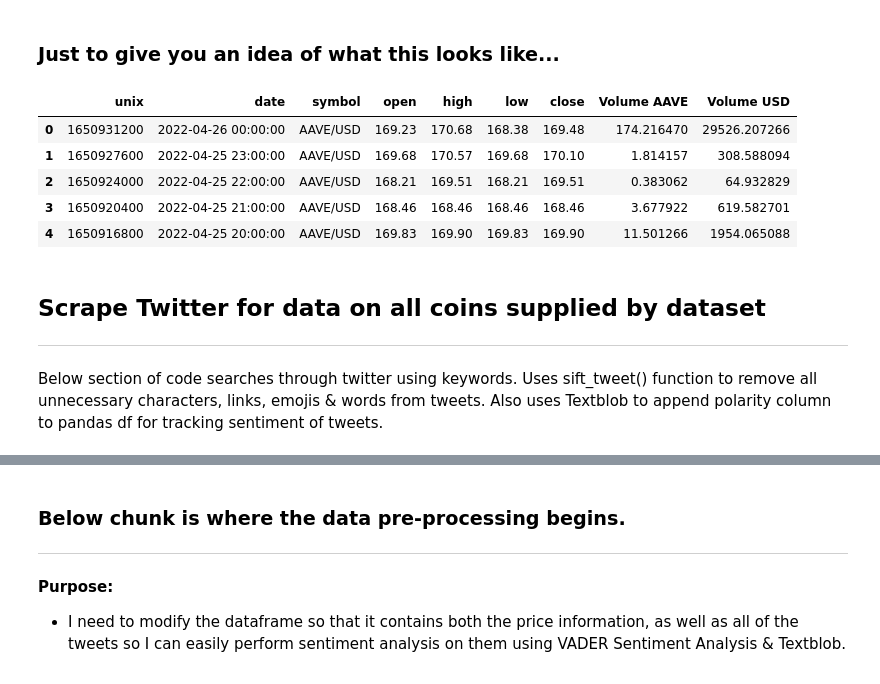
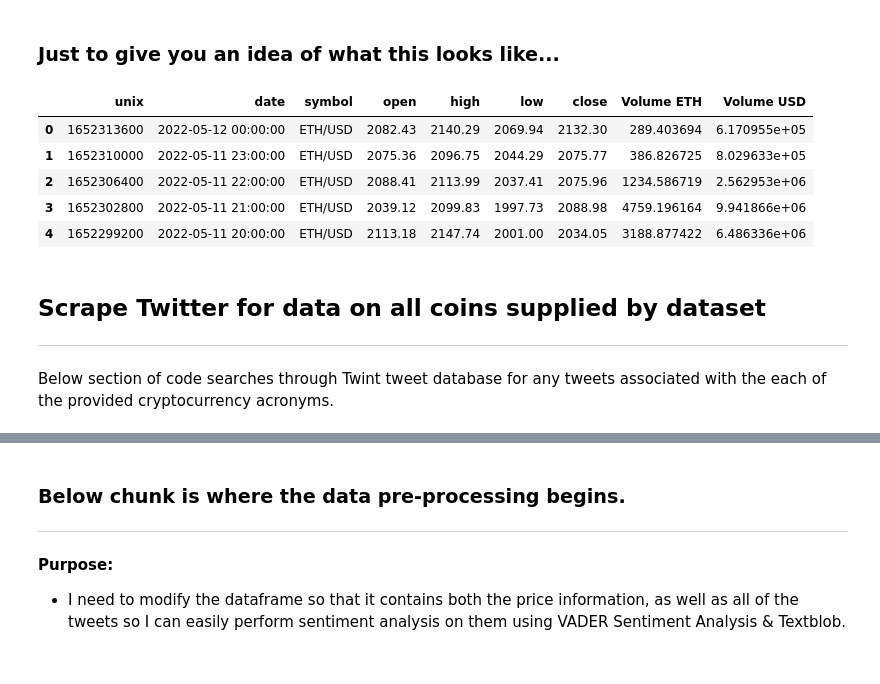
Before and after one commit to BurdickBr/CryptoPredictionTool, a Jupyter notebook: CryptoPredictionTool.ipynb, the cells around one changed output, grey strips where cells are left out. Cells and saved outputs as stored; diff of their text form; code cells hidden in the pictures.

```diff
--- a/CryptoPredictionTool.ipynb
+++ b/CryptoPredictionTool.ipynb
@@ -71,18 +59,19 @@ for file in hourly_csv_files:
 # %% [markdown]
 ### Just to give you an idea of what this looks like...
 # %%
-hourly_coin_data[0].head()
+hourly_coin_data[4].head()
 # %% [output]
-|  | unix | date | symbol | open | high | low | close | Volume AAVE | Volume USD |
-| 0 | 1650931200 | 2022-04-26 00:00:00 | AAVE/USD | 169.23 | 170.68 | 168.38 | 169.48 | 174.216470 | 29526.207266 |
-| 1 | 1650927600 | 2022-04-25 23:00:00 | AAVE/USD | 169.68 | 170.57 | 169.68 | 170.10 | 1.814157 | 308.588094 |
-| 2 | 1650924000 | 2022-04-25 22:00:00 | AAVE/USD | 168.21 | 169.51 | 168.21 | 169.51 | 0.383062 | 64.932829 |
-| 3 | 1650920400 | 2022-04-25 21:00:00 | AAVE/USD | 168.46 | 168.46 | 168.46 | 168.46 | 3.677922 | 619.582701 |
-| 4 | 1650916800 | 2022-04-25 20:00:00 | AAVE/USD | 169.83 | 169.90 | 169.83 | 169.90 | 11.501266 | 1954.065088 |
+|  | unix | date | symbol | open | high | low | close | Volume ETH | Volume USD |
+| 0 | 1652313600 | 2022-05-12 00:00:00 | ETH/USD | 2082.43 | 2140.29 | 2069.94 | 2132.30 | 289.403694 | 6.170955e+05 |
+| 1 | 1652310000 | 2022-05-11 23:00:00 | ETH/USD | 2075.36 | 2096.75 | 2044.29 | 2075.77 | 386.826725 | 8.029633e+05 |
+| 2 | 1652306400 | 2022-05-11 22:00:00 | ETH/USD | 2088.41 | 2113.99 | 2037.41 | 2075.96 | 1234.586719 | 2.562953e+06 |
+| 3 | 1652302800 | 2022-05-11 21:00:00 | ETH/USD | 2039.12 | 2099.83 | 1997.73 | 2088.98 | 4759.196164 | 9.941866e+06 |
+| 4 | 1652299200 | 2022-05-11 20:00:00 | ETH/USD | 2113.18 | 2147.74 | 2001.00 | 2034.05 | 3188.877422 | 6.486336e+06 |
 # %% [markdown]
 ## Scrape Twitter for data on all coins supplied by dataset
 ---
-Below section of code searches through twitter using keywords. Uses sift_tweet() function to remove all unnecessary characters, links, emojis & words from tweets. Also uses Textblob to append polarity column to pandas df for tracking sentiment of tweets.
+Below section of code searches through Twint tweet database for any tweets associated
+with the each of the provided cryptocurrency acronyms.
 # %%
 # Function for iterating through coins list and storing findings in .csv files
 def search_coins(coins):
```
Also changed, not shown: parts of 14 cells of this notebook, 31 other files.
